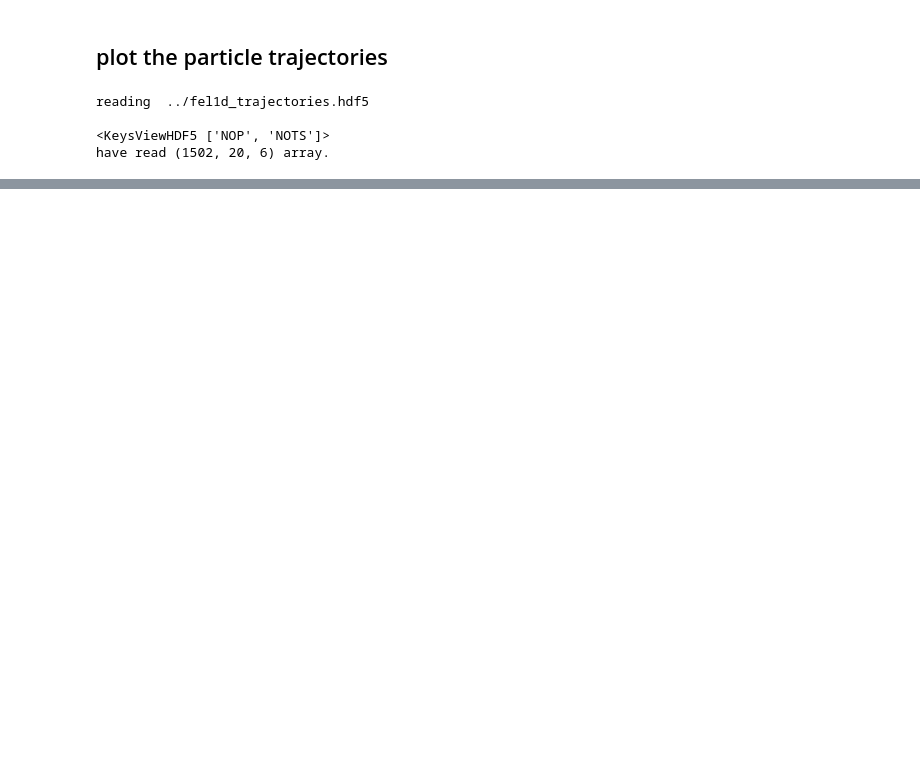
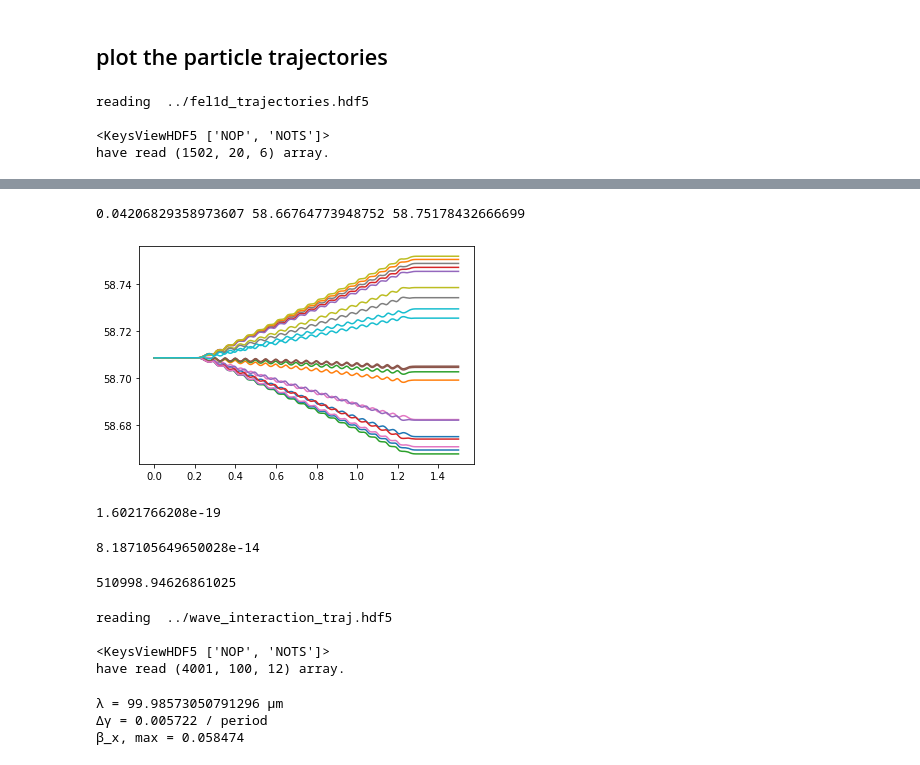
Before and after one commit to lehnertu/TEUFEL, a Jupyter notebook: scripts/Vis_Interaction_FEL1D.ipynb, the cells around one changed output, grey strips where cells are left out. Saved outputs shown, nothing was run; the diff lists cells and outputs as text; code cells hidden in the pictures; blank space fills up the shorter version.

Commit message:
testing FEL1D interaction

```diff
--- a/scripts/Vis_Interaction_FEL1D.ipynb
+++ b/scripts/Vis_Interaction_FEL1D.ipynb
@@ -124,0 +159,74 @@ plt.show()
+# %%
+%matplotlib inline
+
+gam_list = []
+for i in range(N_part):
+    p1 = coordinates[:,i,:]
+    x = p1[:,0]
+    z = p1[:,2]
+    bgx = p1[:,3]
+    bgy = p1[:,4]
+    bgz = p1[:,5]
+    bg2 = np.power(bgx,2) + np.power(bgy,2) + np.power(bgz,2)
+    gamma = np.sqrt(bg2+1.0)
+    gam_list.append(gamma[-1])
+    plt.plot(z,gamma)
+
+gmin = np.min(gam_list)
+gmax = np.max(gam_list)
+print((gmax-gmin)/2, gmin, gmax)
+plt.show()
+# %% [output]
+0.04206829358973607 58.66764773948752 58.75178432666699
+[figure, added]
+# %%
+sc.e
+# %% [output]
+1.6021766208e-19
+# %%
+sc.m_e*sc.c**2
+# %% [output]
+8.187105649650028e-14
+# %%
+sc.m_e*sc.c**2 / sc.e
+# %% [output]
+510998.94626861025
+# %%
+filename = "../wave_interaction_traj.hdf5"
+
+# Open the file for reading
+print("reading ",filename)
+hdf = h5py.File(filename, "r")
+print()
+
+# Get the group
+group = hdf['Trajectories']
+print(group.attrs.keys())
+N_step = group.attrs['NOTS']
+N_part = group.attrs['NOP']
+
+coordinates = np.array(group)
+hdf.close()
+
+print(f'have read {coordinates.shape} array.')
+# %% [output]
+reading  ../wave_interaction_traj.hdf5
+
+<KeysViewHDF5 ['NOP', 'NOTS']>
+have read (4001, 100, 12) array.
+# %%
+# expected energy gain/loss per period
+λ_U = 0.1
+E0 = 1e6
+γ = 58.71
+K = 3.433
+λ = λ_U/(2*γ**2)*(1+K**2/2)
+print(f'λ = {1e6*λ} µm')
+Δγ = sc.e / (sc.m_e*sc.c**2) * E0 * K/γ * λ_U/2
+print(f'Δγ = {Δγ:.6f} / period')
+bx_max = 2*np.sqrt(λ/λ_U-1/(2*γ**2))
+print(f'β_x, max = {K/γ:.6f}')
+# %% [output]
+λ = 99.98573050791296 µm
+Δγ = 0.005722 / period
+β_x, max = 0.058474
```
Also changed, not shown: parts of 29 cells of this notebook, 4 other files.
